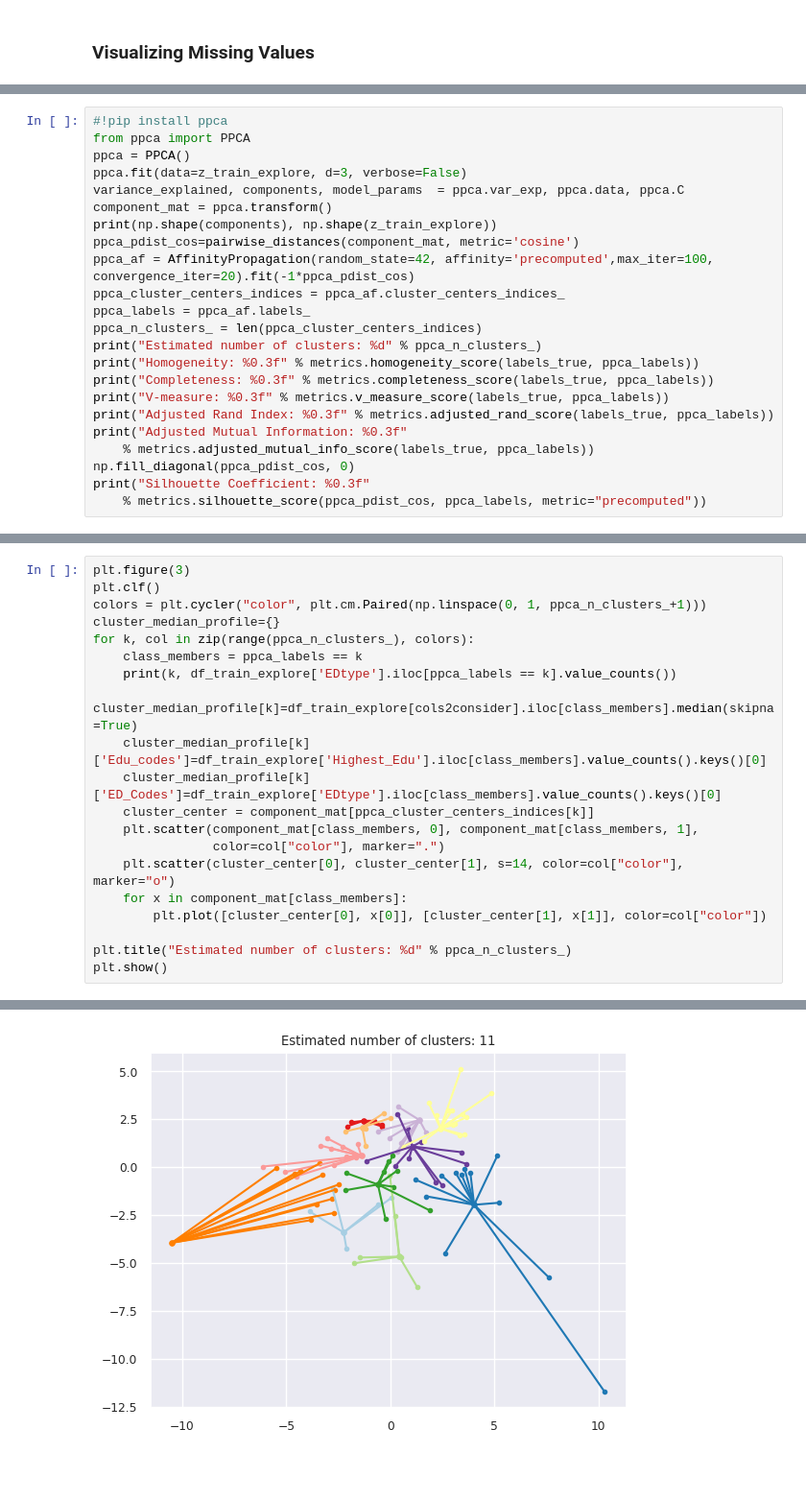
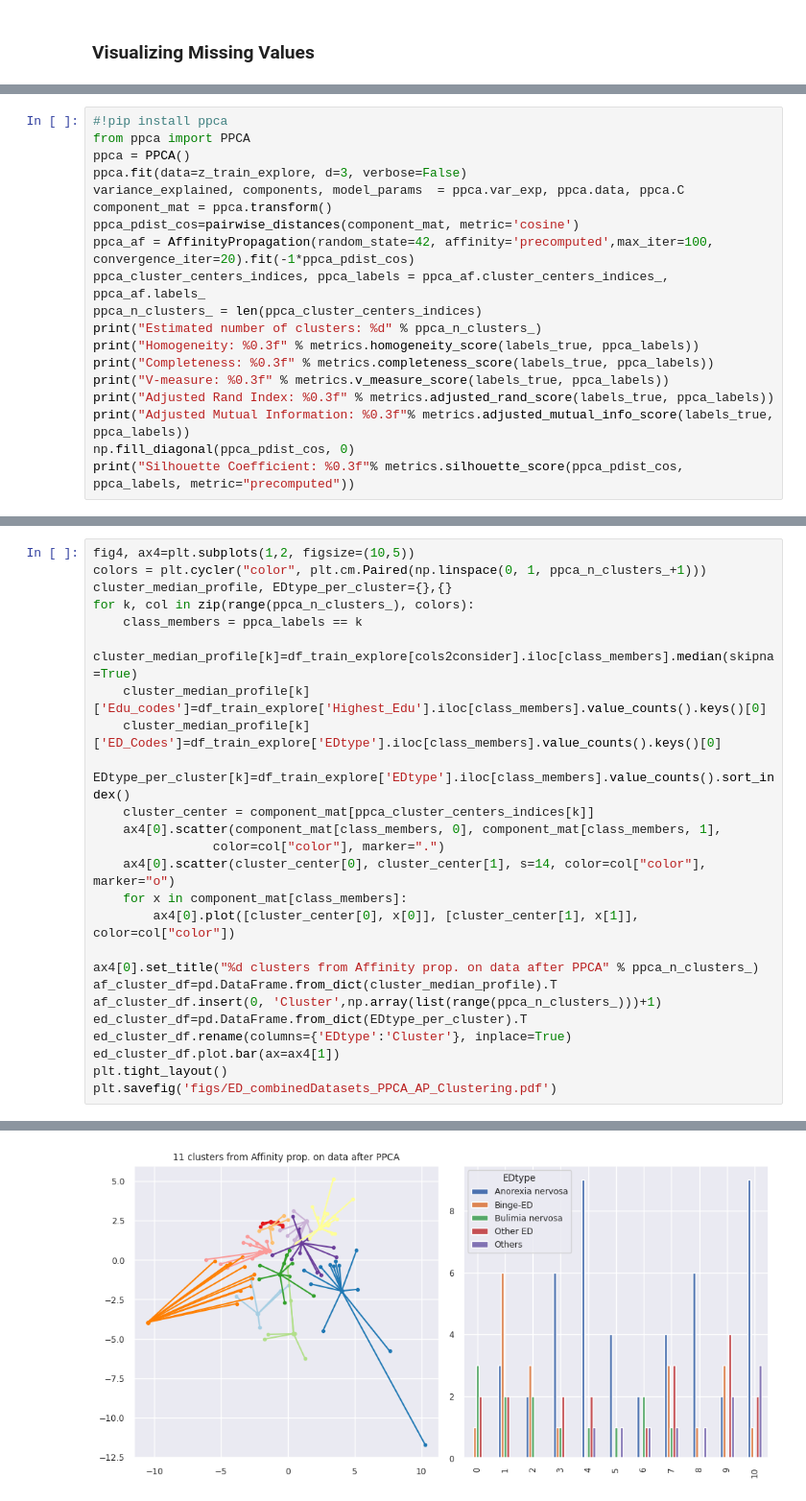
Before and after one commit to SrGh31/ED-profiling, a Jupyter notebook: Exploratory.ipynb, the cells around one changed output, grey strips where cells are left out. Shown: that part at 96% size. Cells and saved outputs as stored; diff of their text form; blank space fills up the shorter version.

```diff
--- a/Exploratory.ipynb
+++ b/Exploratory.ipynb
@@ -308,20 +309,16 @@ ppca = PPCA()
 ppca.fit(data=z_train_explore, d=3, verbose=False)
 variance_explained, components, model_params  = ppca.var_exp, ppca.data, ppca.C
 component_mat = ppca.transform()
-print(np.shape(components), np.shape(z_train_explore))
 ppca_pdist_cos=pairwise_distances(component_mat, metric='cosine')
 ppca_af = AffinityPropagation(random_state=42, affinity='precomputed',max_iter=100, convergence_iter=20).fit(-1*ppca_pdist_cos)
-ppca_cluster_centers_indices = ppca_af.cluster_centers_indices_
-ppca_labels = ppca_af.labels_
+ppca_cluster_centers_indices, ppca_labels = ppca_af.cluster_centers_indices_, ppca_af.labels_
 ppca_n_clusters_ = len(ppca_cluster_centers_indices)
 print("Estimated number of clusters: %d" % ppca_n_clusters_)
 print("Homogeneity: %0.3f" % metrics.homogeneity_score(labels_true, ppca_labels))
 print("Completeness: %0.3f" % metrics.completeness_score(labels_true, ppca_labels))
 print("V-measure: %0.3f" % metrics.v_measure_score(labels_true, ppca_labels))
 print("Adjusted Rand Index: %0.3f" % metrics.adjusted_rand_score(labels_true, ppca_labels))
-print("Adjusted Mutual Information: %0.3f"
-    % metrics.adjusted_mutual_info_score(labels_true, ppca_labels))
+print("Adjusted Mutual Information: %0.3f"% metrics.adjusted_mutual_info_score(labels_true, ppca_labels))
 np.fill_diagonal(ppca_pdist_cos, 0)
-print("Silhouette Coefficient: %0.3f"
-    % metrics.silhouette_score(ppca_pdist_cos, ppca_labels, metric="precomputed"))
+print("Silhouette Coefficient: %0.3f"% metrics.silhouette_score(ppca_pdist_cos, ppca_labels, metric="precomputed"))
 # %% [output]
@@ -334,23 +330,28 @@ Adjusted Rand Index: 0.031
 Adjusted Mutual Information: 0.056
 Silhouette Coefficient: 0.542
 # %%
-plt.figure(3)
-plt.clf()
+fig4, ax4=plt.subplots(1,2, figsize=(10,5))
 colors = plt.cycler("color", plt.cm.Paired(np.linspace(0, 1, ppca_n_clusters_+1)))
-cluster_median_profile={}
+cluster_median_profile, EDtype_per_cluster={},{}
 for k, col in zip(range(ppca_n_clusters_), colors):
     class_members = ppca_labels == k
-    print(k, df_train_explore['EDtype'].iloc[ppca_labels == k].value_counts())
     cluster_median_profile[k]=df_train_explore[cols2consider].iloc[class_members].median(skipna=True)
     cluster_median_profile[k]['Edu_codes']=df_train_explore['Highest_Edu'].iloc[class_members].value_counts().keys()[0]
     cluster_median_profile[k]['ED_Codes']=df_train_explore['EDtype'].iloc[class_members].value_counts().keys()[0]
+    EDtype_per_cluster[k]=df_train_explore['EDtype'].iloc[class_members].value_counts().sort_index()
     cluster_center = component_mat[ppca_cluster_centers_indices[k]]
-    plt.scatter(component_mat[class_members, 0], component_mat[class_members, 1],
+    ax4[0].scatter(component_mat[class_members, 0], component_mat[class_members, 1],
                 color=col["color"], marker=".")
-    plt.scatter(cluster_center[0], cluster_center[1], s=14, color=col["color"], marker="o")
+    ax4[0].scatter(cluster_center[0], cluster_center[1], s=14, color=col["color"], marker="o")
     for x in component_mat[class_members]:
-        plt.plot([cluster_center[0], x[0]], [cluster_center[1], x[1]], color=col["color"])
+        ax4[0].plot([cluster_center[0], x[0]], [cluster_center[1], x[1]], color=col["color"])
 
-plt.title("Estimated number of clusters: %d" % ppca_n_clusters_)
-plt.show()
+ax4[0].set_title("%d clusters from Affinity prop. on data after PPCA" % ppca_n_clusters_)
+af_cluster_df=pd.DataFrame.from_dict(cluster_median_profile).T
+af_cluster_df.insert(0, 'Cluster',np.array(list(range(ppca_n_clusters_)))+1)
+ed_cluster_df=pd.DataFrame.from_dict(EDtype_per_cluster).T
+ed_cluster_df.rename(columns={'EDtype':'Cluster'}, inplace=True)
+ed_cluster_df.plot.bar(ax=ax4[1])
+plt.tight_layout()
+plt.savefig('figs/ED_combinedDatasets_PPCA_AP_Clustering.pdf')
 # %% [output]
@@ -374 +358 @@ Name: count, dtype: int64
-[figure, old version]
+[figure, new version]
```
Also changed, not shown: parts of 30 cells of this notebook, 6 other files.
